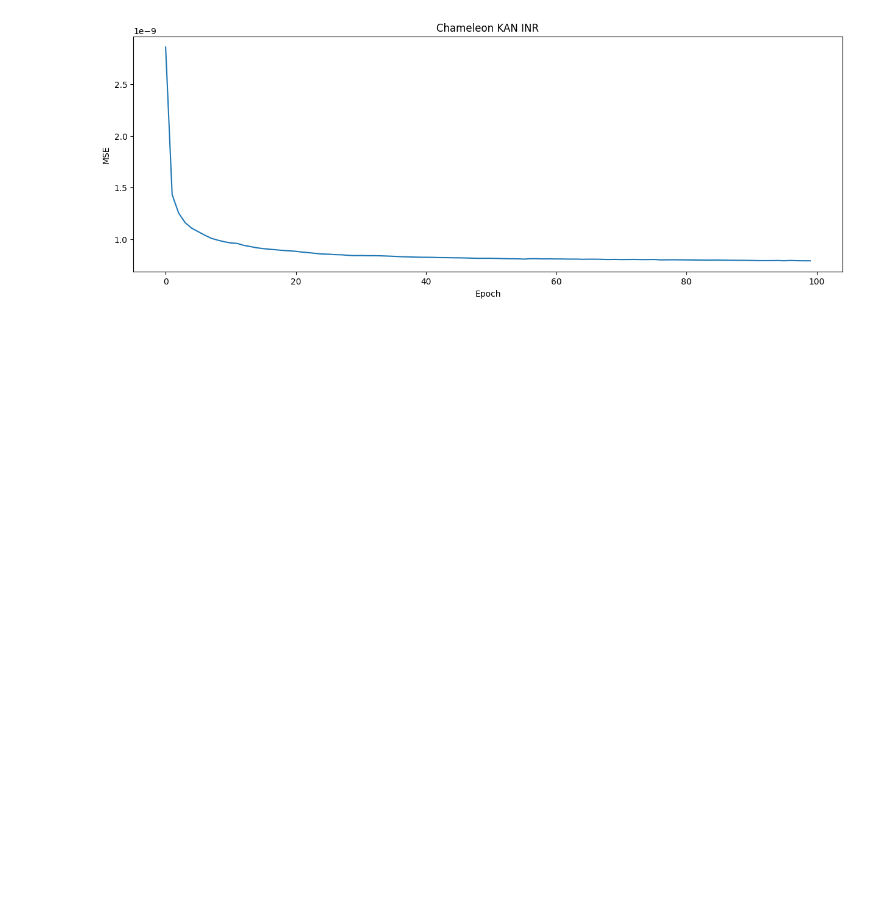
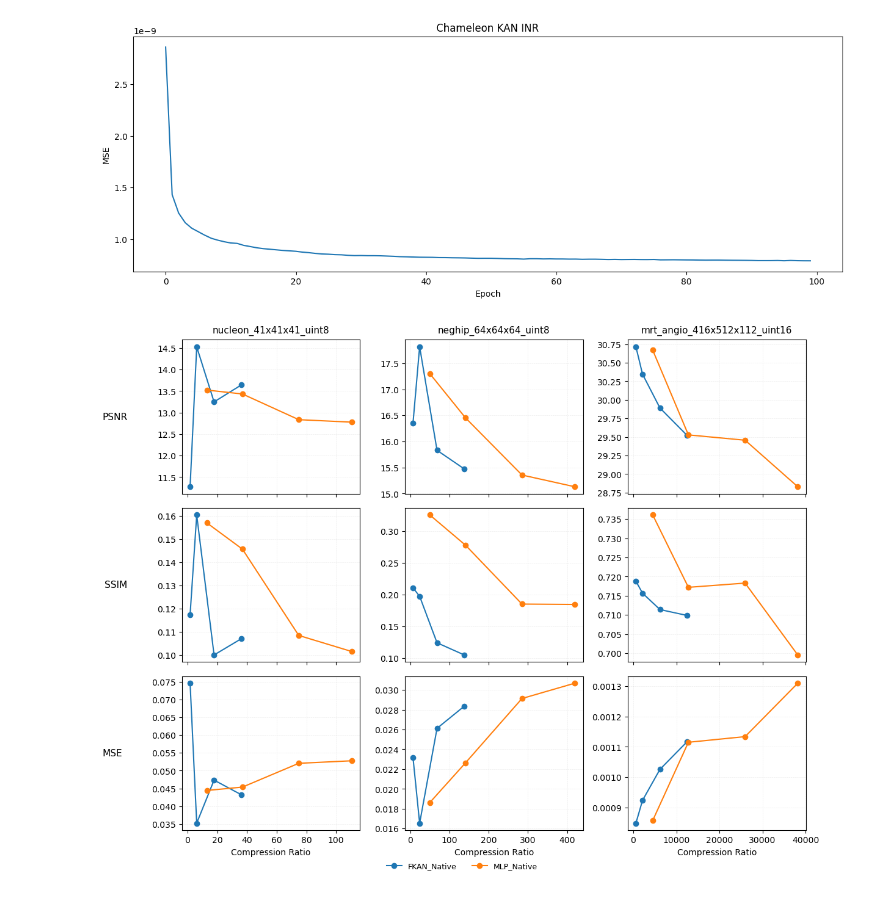
Before and after one commit to charlescohanlon/kan_inr, a Jupyter notebook: vis.ipynb, the cells around one changed output. Saved outputs shown, nothing was run; the diff lists cells and outputs as text; code cells hidden in the pictures; blank space fills up the shorter version.

```diff
--- a/vis.ipynb
+++ b/vis.ipynb
@@ -31,3 +31,103 @@ ax.set_ylabel("MSE")
 figure.show()
 # %% [output]
 [figure]
+# %%
+# %% [markdown]
+# ## Compression‑Ratio Curves (models overlayed)
+# Grid layout → **rows = metrics (PSNR, SSIM, MSE)**, **columns = datasets**.
+# Every subplot shows *all* models for that dataset in different colors.
+# Dataset names sit above columns, metric names on the left.
+# A single legend (model ↔ color) appears beneath the entire grid.
+
+# %%
+import pandas as pd
+import matplotlib.pyplot as plt
+import numpy as np
+
+# ----------------- CONFIG -----------------
+CSV_PATH = "result.csv"  # ← Update path if needed
+METRICS = ["psnr", "ssim", "mse"]  # Row order
+COLOR_CYCLE = plt.rcParams["axes.prop_cycle"].by_key()["color"]
+LINE_KW = dict(marker="o", linewidth=1.5)
+LEGEND_FONTSIZE = 9
+
+# --------------- LOAD DATA ---------------
+df = pd.read_csv(CSV_PATH)
+df = df.sort_values("compression_ratio", ascending=True)
+
+datasets = df["dataset"].unique()
+models = df["model"].unique()
+
+n_rows, n_cols = len(METRICS), len(datasets)
+fig, axes = plt.subplots(
+    n_rows, n_cols, sharex="col", figsize=(4 * max(1, n_cols), 3 * max(1, n_rows))
+)
+
+# ---- ensure axes is a true 2‑D array matching (rows, cols) ----
+if n_rows == 1 and n_cols == 1:
+    axes = np.array([[axes]])
+elif n_rows == 1:  # one metric, many datasets => shape (1, n_cols)
+    axes = axes[np.newaxis, :]
+elif n_cols == 1:  # many metrics, one dataset => shape (n_rows, 1)
+    axes = axes[:, np.newaxis]
+
+# ---------------- PLOT GRID ----------------
+for c, ds in enumerate(datasets):
+    dset_df = df[df["dataset"] == ds]
+    for r, metric in enumerate(METRICS):
+        ax = axes[r, c]
+        for m_ix, model in enumerate(models):
+            mdf = dset_df[dset_df["model"] == model]
+            if mdf.empty:
+                continue  # model not present in this dataset
+            color = COLOR_CYCLE[m_ix % len(COLOR_CYCLE)]
+            ax.plot(
+                mdf["compression_ratio"],
+                mdf[metric],
+                label=model,
+                color=color,
+                **LINE_KW
+            )
+
+        # Column & row titles / labels
+        if r == 0:
+            ax.set_title(ds, fontsize=11, pad=8)
+        if c == 0:
+            ax.set_ylabel(
+                metric.upper(),
+                rotation=0,
+                ha="right",
+                va="center",
+                labelpad=35,
+                fontsize=11,
+            )
+        if r == n_rows - 1:
+            ax.set_xlabel("Compression Ratio")
+
+        ax.grid(True, linestyle=":", linewidth=0.4, alpha=0.5)
+
+# ---------------- GLOBAL LEGEND ----------------
+# Collect unique handles/labels (models) from all axes
+handles, labels = [], []
+seen = set()
+for ax in fig.axes:
+    for line in ax.get_lines():
+        lbl = line.get_label()
+        if lbl not in seen and not lbl.startswith("_line"):
+            handles.append(line)
+            labels.append(lbl)
+            seen.add(lbl)
+fig.legend(
+    handles,
+    labels,
+    loc="lower center",
+    ncol=len(labels),
+    fontsize=LEGEND_FONTSIZE,
+    frameon=False,
+    bbox_to_anchor=(0.5, -0.02),
+)
+
+fig.tight_layout()
+plt.show()
+# %% [output]
+[figure, added]
```
Also changed, not shown: 10 other files.
